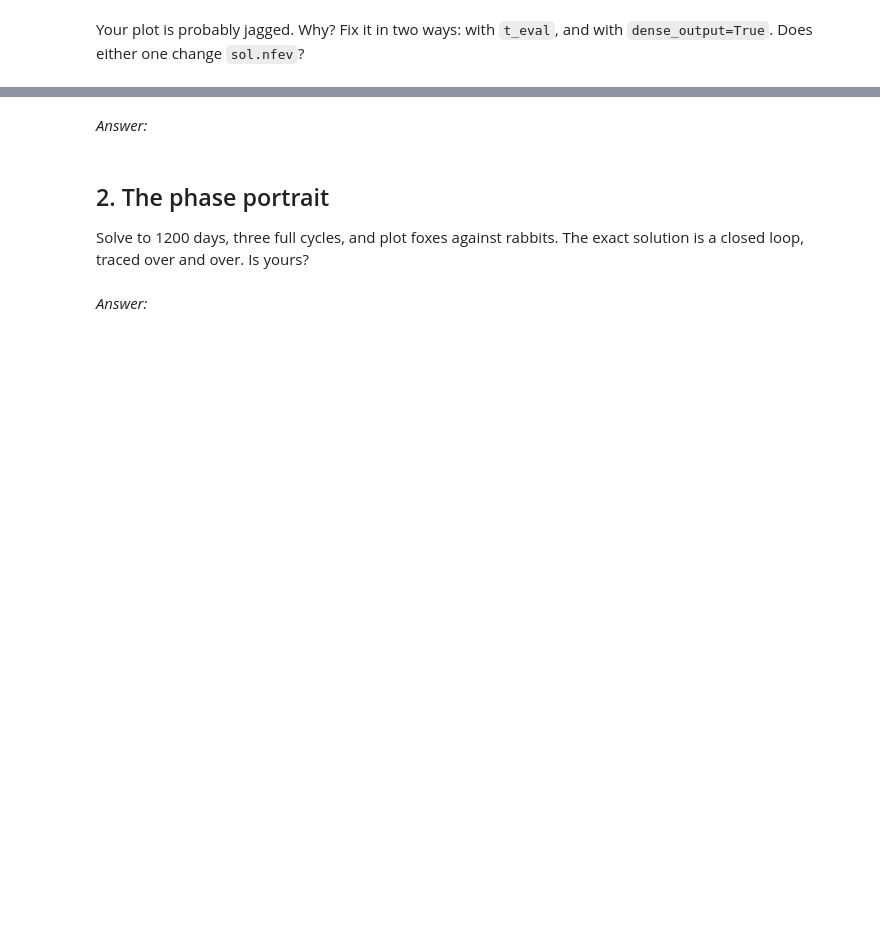
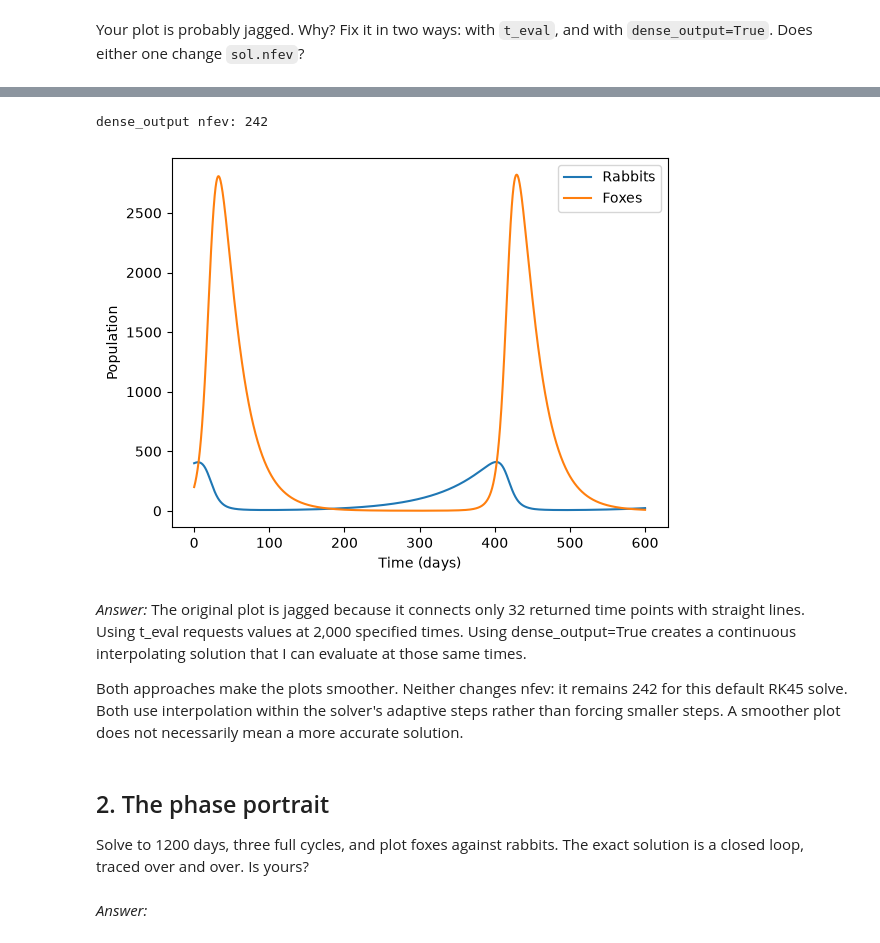
Before and after one commit to Benuloh99/differential-equations, a Jupyter notebook: rabbits-and-foxes.ipynb, the cells around one changed output, grey strips where cells are left out. Cells and saved outputs as stored; diff of their text form; code cells hidden in the pictures; blank space fills up the shorter version.

```diff
--- a/rabbits-and-foxes.ipynb
+++ b/rabbits-and-foxes.ipynb
@@ -58,5 +99,24 @@ Your plot is probably jagged. Why? Fix it in two ways: with `t_eval`, and with
+# %%
+sol_dense = solve_ivp(dydt, (0, 600), y0, dense_output=True)
+populations = sol_dense.sol(times)
+
+print("dense_output nfev:", sol_dense.nfev)
+
+plt.plot(times, populations[0], label="Rabbits")
+plt.plot(times, populations[1], label="Foxes")
+plt.xlabel("Time (days)")
+plt.ylabel("Population")
+plt.legend()
+plt.show()
+# %% [output]
+dense_output nfev: 242
+[figure, added]
 # %% [markdown]
 *Answer:*
+The original plot is jagged because it connects only 32 returned time points with straight lines. Using t_eval requests values at 2,000 specified times. Using dense_output=True creates a continuous interpolating solution that I can evaluate at those same times.
+
+Both approaches make the plots smoother. Neither changes nfev:
+it remains 242 for this default RK45 solve. Both use interpolation within the solver's adaptive steps rather than forcing smaller steps. A smoother plot does not necessarily mean a more accurate solution.
 # %% [markdown]
 ## 2. The phase portrait
 
```
Also changed, not shown: parts of 2 cells of this notebook.
